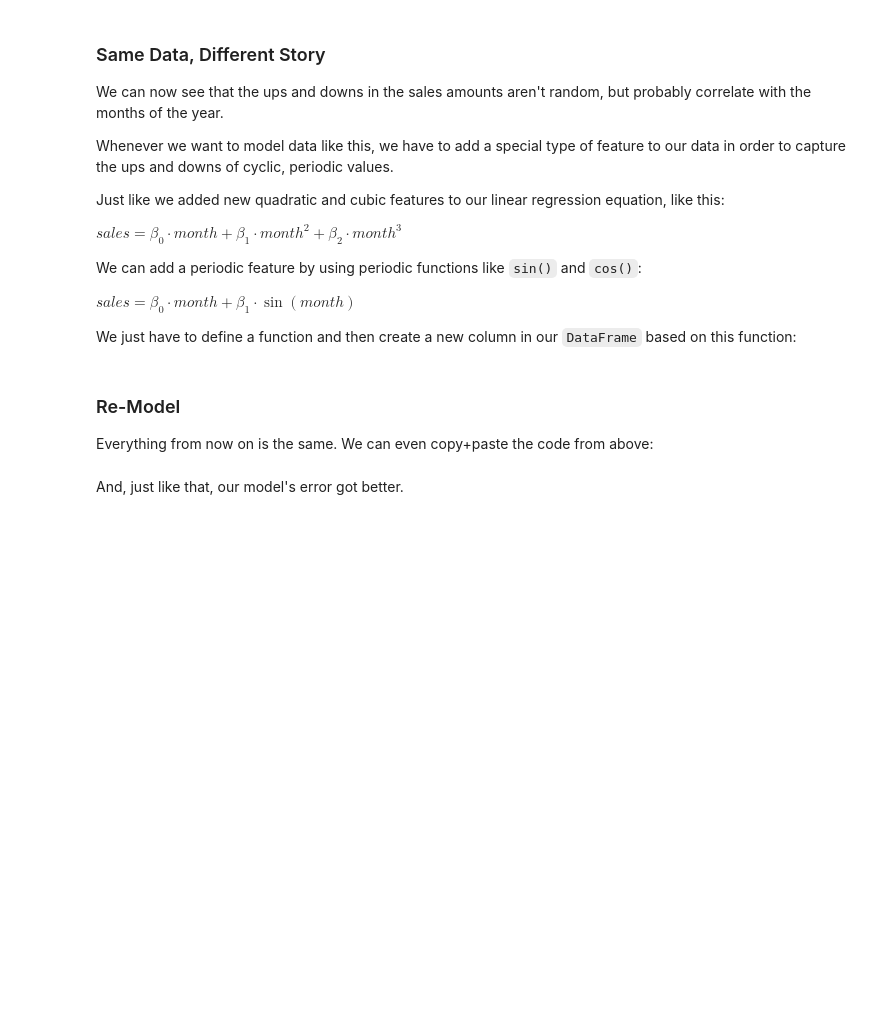
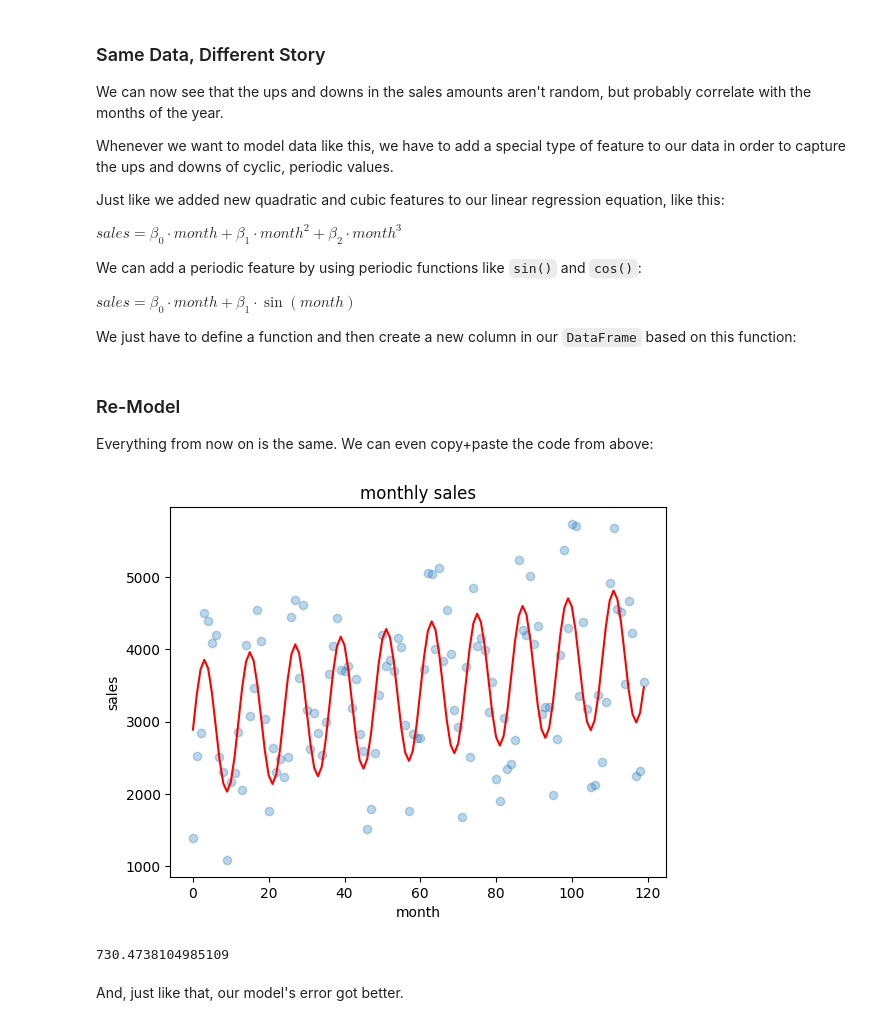
Before and after one commit to takuman-parsons-ml/WK06, a Jupyter notebook: WK06.ipynb, the cells around one changed output. Cells and saved outputs as stored; diff of their text form; code cells hidden in the pictures; blank space fills up the shorter version.

```diff
--- a/WK06.ipynb
+++ b/WK06.ipynb
@@ -522,31 +586,44 @@ Everything from now on is the same. We can even copy+paste the code from above:
 # %%
 # TODO: train a Linear Regression predictor for sales based on month
 
 # this can be exactly the same as the other cell above, as long as
 # the new "periodic_month" feature is included in the data for the model
 
 ## 3. Normalize
+sales_scaler = StandardScaler()
+sales_scaled = sales_scaler.fit_transform(sales_df)
 
 ## 4. Separate the outcome variable and the independent variables
+months = sales_scaled[["month", "periodic_month"]]
+sales = sales_scaled[["sales"]]
 
 ## 5. Create a LinearRegression object
+sales_model = LinearRegression()
+sales_model.fit(months, sales)
 
 # Use the object to create a model that relates sales amounts to month
 
 ## 6. Run the model on the training data
+predicted_scaled = sales_model.predict(months)
+
+# Un-normalize the data
+predicted = sales_scaler.inverse_transform(predicted_scaled)
 
 # Un-normalize the data
 
 # Plot predictions
 plt.plot(sales_df["month"], sales_df["sales"], marker='o', linestyle='', alpha=0.3)
 plt.plot(sales_df["month"], predicted, marker='', color='r')
 plt.title("monthly sales")
 plt.xlabel("month")
 plt.ylabel("sales")
 plt.show()
 
 ## 7. Measure error
 regression_error(sales_df["sales"], predicted["sales"])
+# %% [output]
+[figure, added]
+730.4738104985109
 # %% [markdown]
 And, just like that, our model's error got better.
 # %% [markdown]
```
Also changed, not shown: parts of 22 cells of this notebook.
